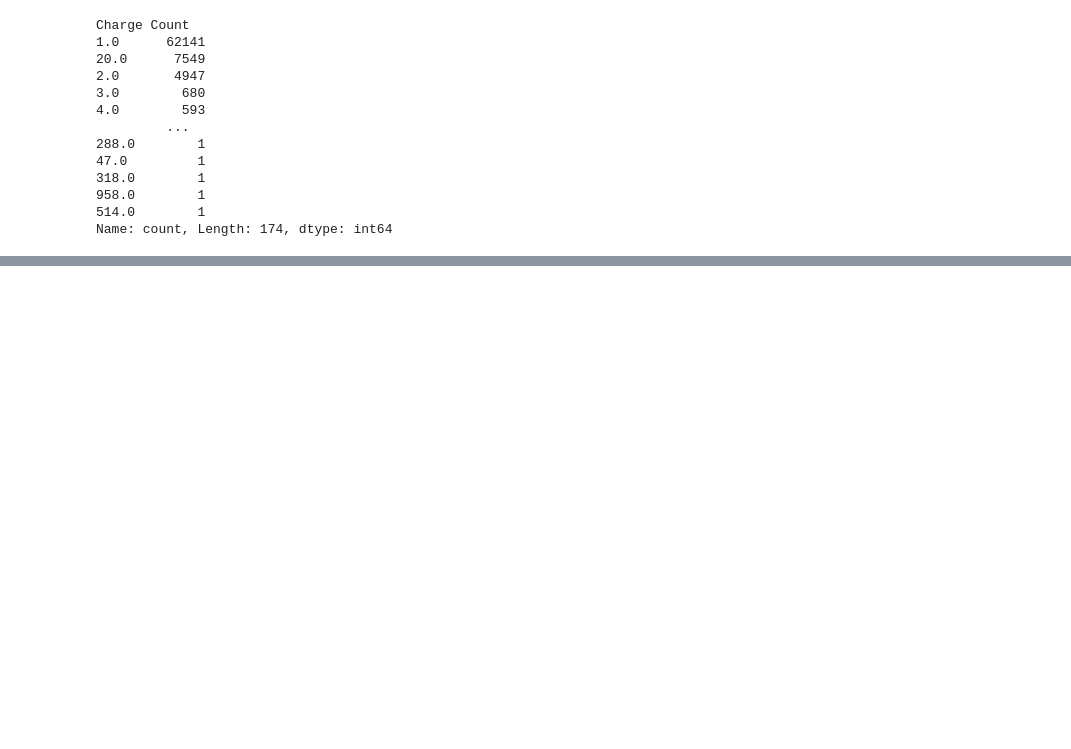
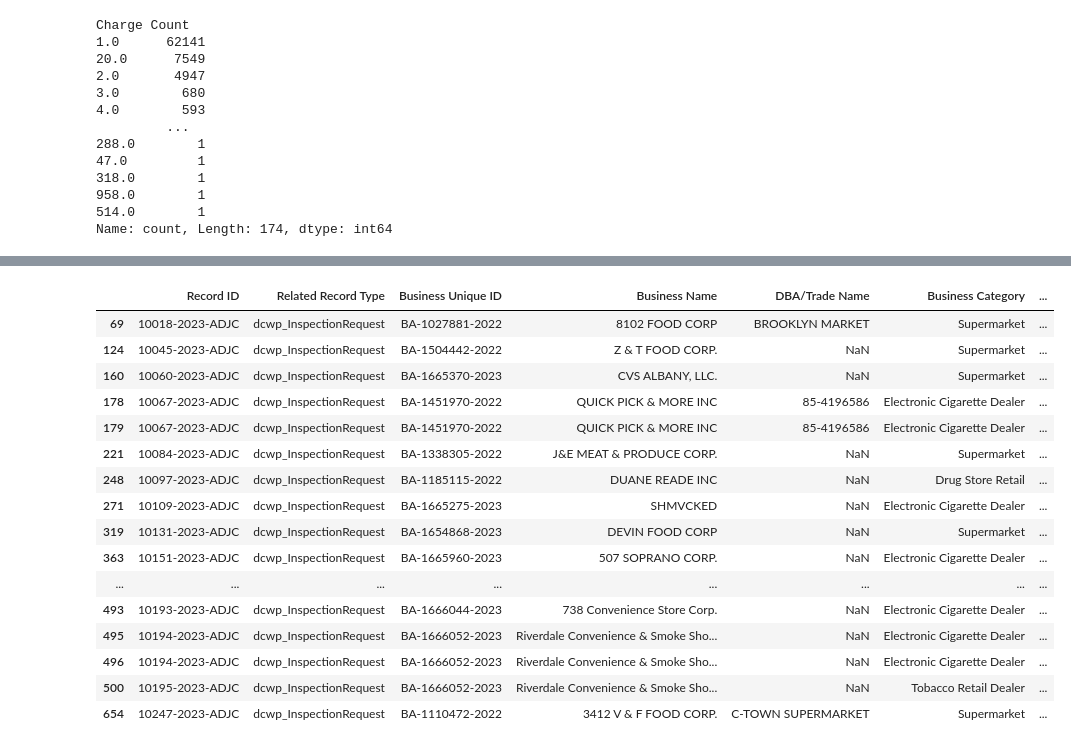
Before and after one commit to lizziewalsh92/DCWP_DataHubProject, a Jupyter notebook: Memo_6.23_2.ipynb, the cells around one changed output, grey strips where cells are left out. Saved outputs shown, nothing was run; the diff lists cells and outputs as text; code cells hidden in the pictures; blank space fills up the shorter version.

```diff
--- a/Memo_6.23_2.ipynb
+++ b/Memo_6.23_2.ipynb
@@ -453,0 +475,2 @@ DF_CHARGES.sort_values(by=["Charge Count"]).head(20)
+# %%
+DF_20_CHARGES = DF_CHARGES.query("`Charge Count` == 20.0")
@@ -453,0 +497,20 @@ DF_CHARGES.sort_values(by=["Charge Count"]).head(20)
+# %%
+DF_20_CHARGES.head(20)
+# %% [output]
+|  | Record ID | Related Record Type | Business Unique ID | Business Name | DBA/Trade Name | Business Category | ... |
+| 69 | 10018-2023-ADJC | dcwp_InspectionRequest | BA-1027881-2022 | 8102 FOOD CORP | BROOKLYN MARKET | Supermarket | ... |
+| 124 | 10045-2023-ADJC | dcwp_InspectionRequest | BA-1504442-2022 | Z & T FOOD CORP. | NaN | Supermarket | ... |
+| 160 | 10060-2023-ADJC | dcwp_InspectionRequest | BA-1665370-2023 | CVS ALBANY, LLC. | NaN | Supermarket | ... |
+| 178 | 10067-2023-ADJC | dcwp_InspectionRequest | BA-1451970-2022 | QUICK PICK & MORE INC | 85-4196586 | Electronic Cigarette Dealer | ... |
+| 179 | 10067-2023-ADJC | dcwp_InspectionRequest | BA-1451970-2022 | QUICK PICK & MORE INC | 85-4196586 | Electronic Cigarette Dealer | ... |
+| 221 | 10084-2023-ADJC | dcwp_InspectionRequest | BA-1338305-2022 | J&E MEAT & PRODUCE CORP. | NaN | Supermarket | ... |
+| 248 | 10097-2023-ADJC | dcwp_InspectionRequest | BA-1185115-2022 | DUANE READE INC | NaN | Drug Store Retail | ... |
+| 271 | 10109-2023-ADJC | dcwp_InspectionRequest | BA-1665275-2023 | SHMVCKED | NaN | Electronic Cigarette Dealer | ... |
+| 319 | 10131-2023-ADJC | dcwp_InspectionRequest | BA-1654868-2023 | DEVIN FOOD CORP | NaN | Supermarket | ... |
+| 363 | 10151-2023-ADJC | dcwp_InspectionRequest | BA-1665960-2023 | 507 SOPRANO CORP. | NaN | Electronic Cigarette Dealer | ... |
+| ... | ... | ... | ... | ... | ... | ... | ... |
+| 493 | 10193-2023-ADJC | dcwp_InspectionRequest | BA-1666044-2023 | 738 Convenience Store Corp. | NaN | Electronic Cigarette Dealer | ... |
+| 495 | 10194-2023-ADJC | dcwp_InspectionRequest | BA-1666052-2023 | Riverdale Convenience & Smoke Sho... | NaN | Electronic Cigarette Dealer | ... |
+| 496 | 10194-2023-ADJC | dcwp_InspectionRequest | BA-1666052-2023 | Riverdale Convenience & Smoke Sho... | NaN | Electronic Cigarette Dealer | ... |
+| 500 | 10195-2023-ADJC | dcwp_InspectionRequest | BA-1666052-2023 | Riverdale Convenience & Smoke Sho... | NaN | Tobacco Retail Dealer | ... |
+| 654 | 10247-2023-ADJC | dcwp_InspectionRequest | BA-1110472-2022 | 3412 V & F FOOD CORP. | C-TOWN SUPERMARKET | Supermarket | ... |
```
Also changed, not shown: parts of 38 cells of this notebook.
